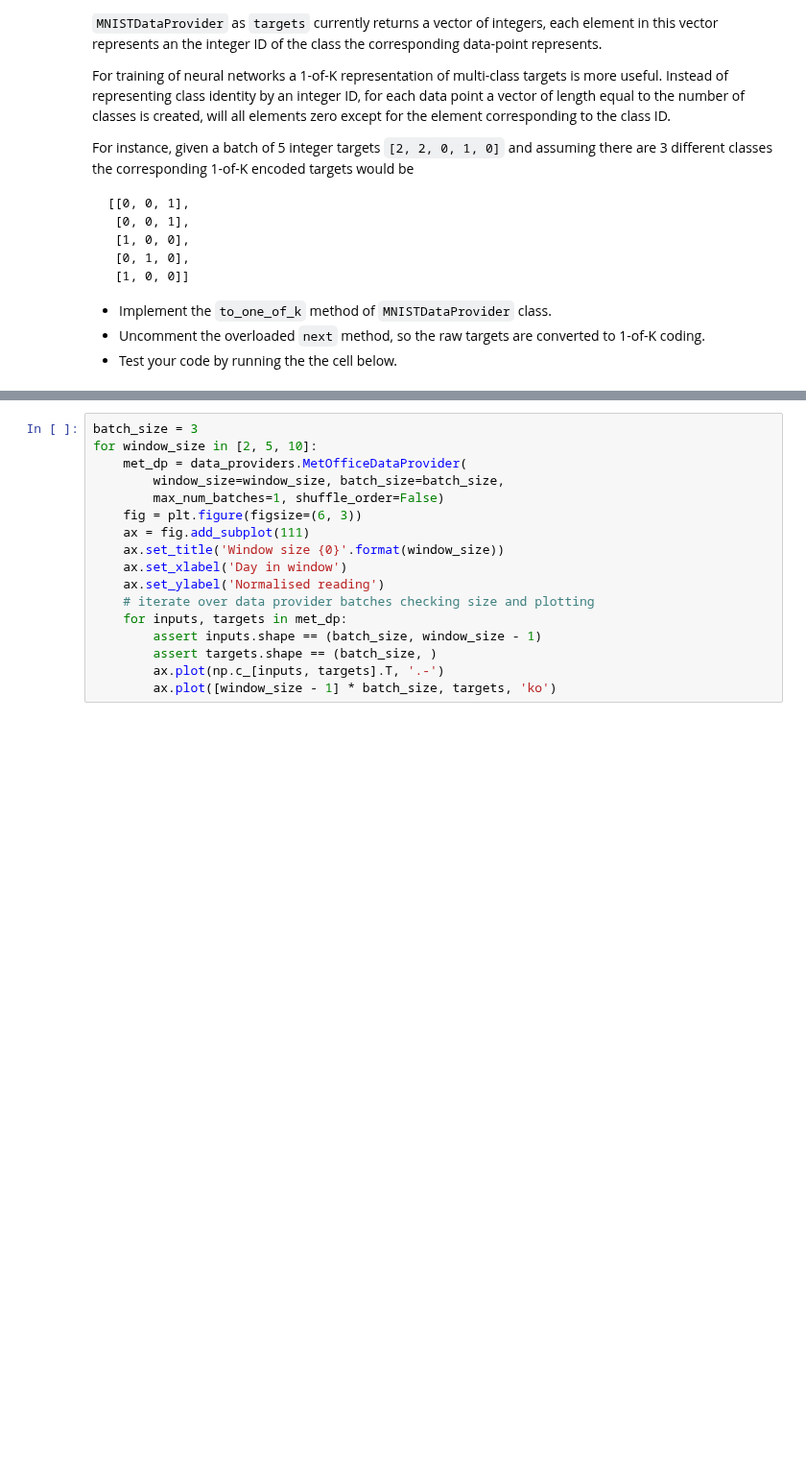
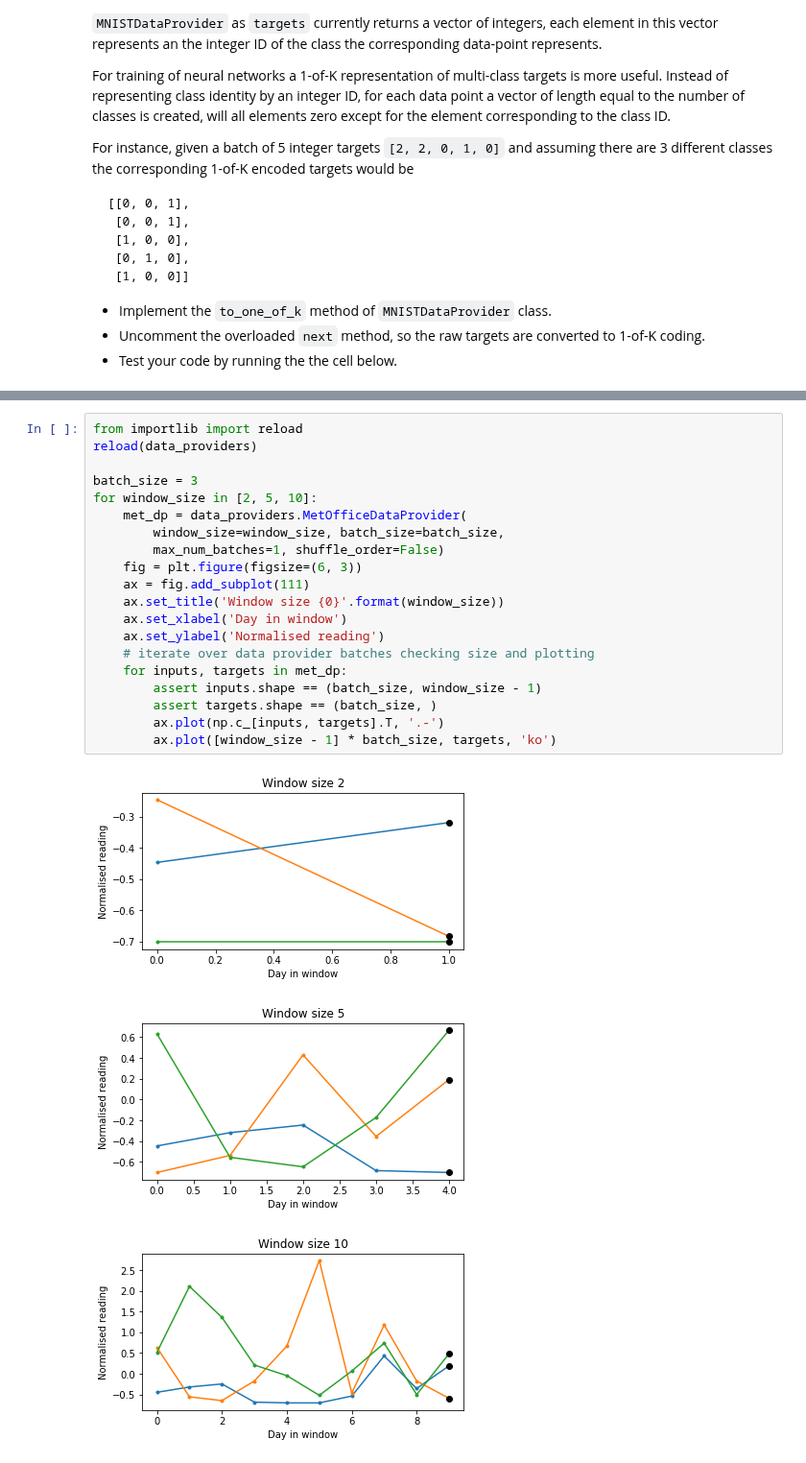
Before and after one commit to MatejBabis/mlpractical, a Jupyter notebook: lab1/notebooks/01_Introduction.ipynb, the cells around one changed output, grey strips where cells are left out. Shown at 96% size. Cells and saved outputs as stored; diff of their text form; blank space fills up the shorter version.

```diff
--- a/lab1/notebooks/01_Introduction.ipynb
+++ b/lab1/notebooks/01_Introduction.ipynb
@@ -422,18 +380,25 @@ The data is organised in the text file as a table, with the first two columns in
   * Test your code by running the cell below.
 # %%
+from importlib import reload
+reload(data_providers)
+
 batch_size = 3
 for window_size in [2, 5, 10]:
     met_dp = data_providers.MetOfficeDataProvider(
         window_size=window_size, batch_size=batch_size,
         max_num_batches=1, shuffle_order=False)
     fig = plt.figure(figsize=(6, 3))
     ax = fig.add_subplot(111)
     ax.set_title('Window size {0}'.format(window_size))
     ax.set_xlabel('Day in window')
     ax.set_ylabel('Normalised reading')
     # iterate over data provider batches checking size and plotting
     for inputs, targets in met_dp:
         assert inputs.shape == (batch_size, window_size - 1)
         assert targets.shape == (batch_size, )
         ax.plot(np.c_[inputs, targets].T, '.-')
         ax.plot([window_size - 1] * batch_size, targets, 'ko')
+# %% [output]
+[figure, added]
+[figure, added]
+[figure, added]
```
Also changed, not shown: parts of 4 cells of this notebook, 1 other file.
